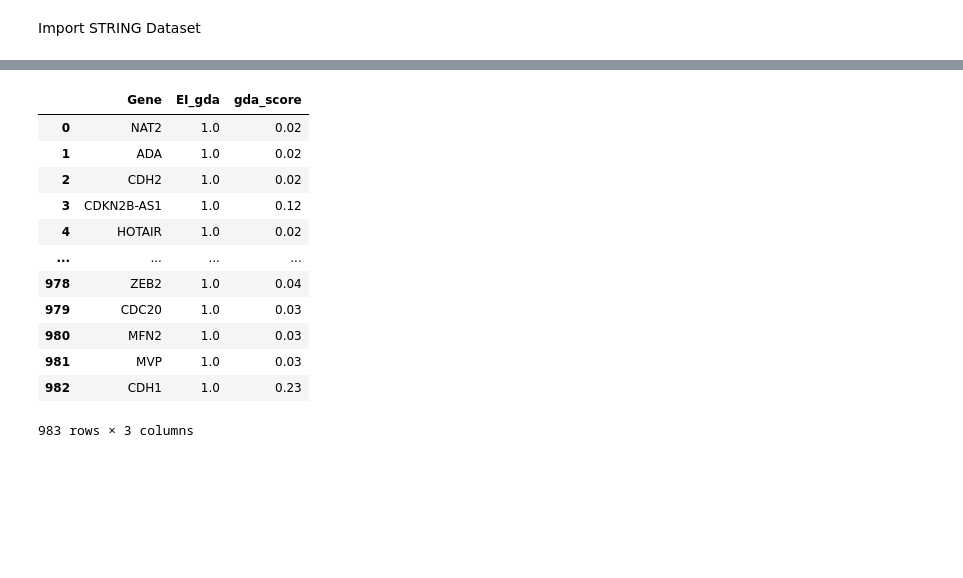
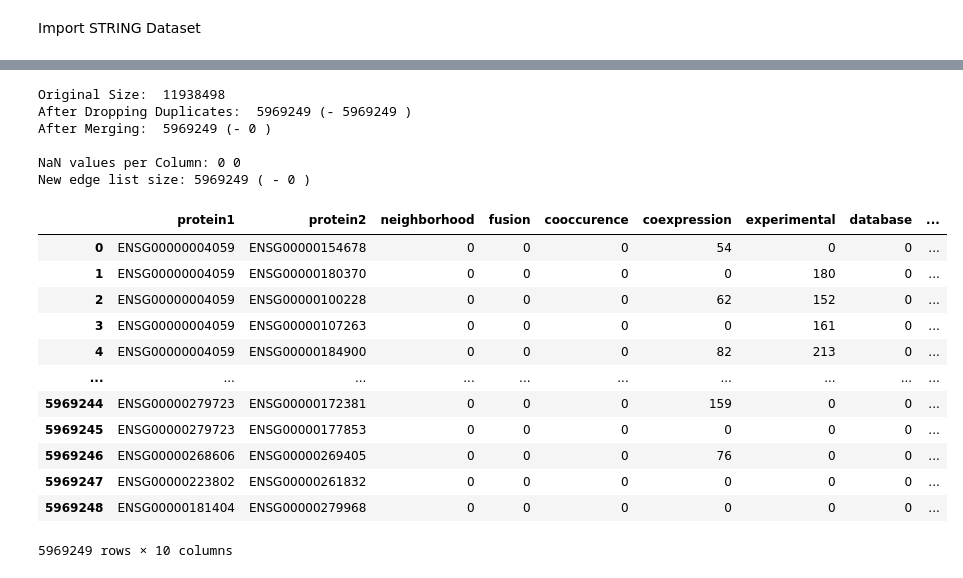
Before and after one commit to geneDRAGNN/geneDRAGNN, a Jupyter notebook: data_preprocessing/Node_Feature_and_Label_Processing.ipynb, the cells around one changed output, grey strips where cells are left out. Saved outputs shown, nothing was run; the diff lists cells and outputs as text; code cells hidden in the pictures; blank space fills up the shorter version.

```diff
--- a/data_preprocessing/Node_Feature_and_Label_Processing.ipynb
+++ b/data_preprocessing/Node_Feature_and_Label_Processing.ipynb
@@ -162,27 +63,23 @@ Disease Gene Network Merge
-# %%
-dgn = pd.read_csv("../data/raw_data/gda_disease_summary_luad.csv")
-dgn_dict = pd.read_csv("../data/raw_data/gda_dictionary.csv")
-
-score_threshold = 0.02
-ei_threshold = 0.7
-
-dgn = dgn[['Gene', 'EI_gda', 'Score_gda']]
-dgn = dgn.loc[dgn['Score_gda'] >= score_threshold]
-dgn = dgn.loc[dgn['EI_gda'] > ei_threshold]
-dgn.rename({'Score_gda':'gda_score'}, axis=1, inplace=True)
-dgn = dgn.merge(dgn_dict, on="Gene").drop(['Unnamed: 0', 'Unnamed: 0.1', 'ensembl'], axis=1)
-dgn
-# %% [output]
-|  | Gene | EI_gda | gda_score |
-| 0 | NAT2 | 1.0 | 0.02 |
-| 1 | ADA | 1.0 | 0.02 |
-| 2 | CDH2 | 1.0 | 0.02 |
-| 3 | CDKN2B-AS1 | 1.0 | 0.12 |
-| 4 | HOTAIR | 1.0 | 0.02 |
-| ... | ... | ... | ... |
-| 978 | ZEB2 | 1.0 | 0.04 |
-| 979 | CDC20 | 1.0 | 0.03 |
-| 980 | MFN2 | 1.0 | 0.03 |
-| 981 | MVP | 1.0 | 0.03 |
-| 982 | CDH1 | 1.0 | 0.23 |
-983 rows × 3 columns
+# %%
+el = ImportSTRING()
+el
+# %% [output]
+Original Size:  11938498
+After Dropping Duplicates:  5969249 (- 5969249 )
+After Merging:  5969249 (- 0 )
+
+NaN values per Column: 0 0
+New edge list size: 5969249 ( - 0 )
+|  | protein1 | protein2 | neighborhood | fusion | cooccurence | coexpression | experimental | database | ... |
+| 0 | ENSG00000004059 | ENSG00000154678 | 0 | 0 | 0 | 54 | 0 | 0 | ... |
+| 1 | ENSG00000004059 | ENSG00000180370 | 0 | 0 | 0 | 0 | 180 | 0 | ... |
+| 2 | ENSG00000004059 | ENSG00000100228 | 0 | 0 | 0 | 62 | 152 | 0 | ... |
+| 3 | ENSG00000004059 | ENSG00000107263 | 0 | 0 | 0 | 0 | 161 | 0 | ... |
+| 4 | ENSG00000004059 | ENSG00000184900 | 0 | 0 | 0 | 82 | 213 | 0 | ... |
+| ... | ... | ... | ... | ... | ... | ... | ... | ... | ... |
+| 5969244 | ENSG00000279723 | ENSG00000172381 | 0 | 0 | 0 | 159 | 0 | 0 | ... |
+| 5969245 | ENSG00000279723 | ENSG00000177853 | 0 | 0 | 0 | 0 | 0 | 0 | ... |
+| 5969246 | ENSG00000268606 | ENSG00000269405 | 0 | 0 | 0 | 76 | 0 | 0 | ... |
+| 5969247 | ENSG00000223802 | ENSG00000261832 | 0 | 0 | 0 | 0 | 0 | 0 | ... |
+| 5969248 | ENSG00000181404 | ENSG00000279968 | 0 | 0 | 0 | 0 | 0 | 0 | ... |
+5969249 rows × 10 columns
```
Also changed, not shown: parts of 19 cells of this notebook, 14 other files.
